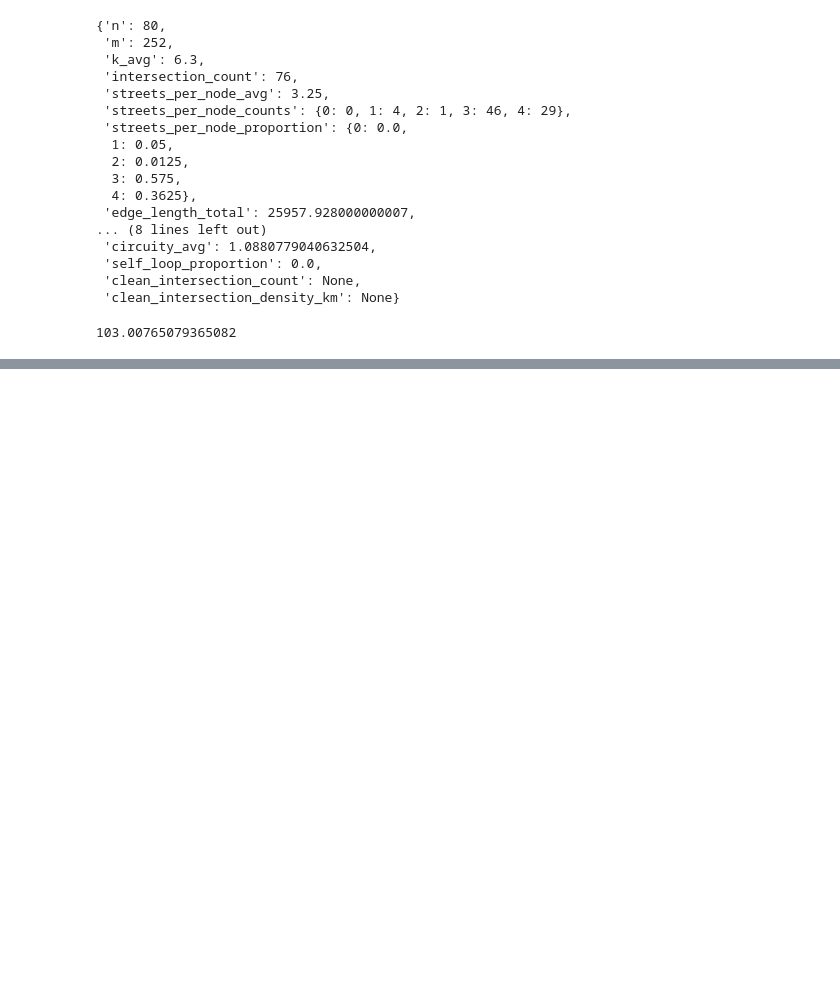
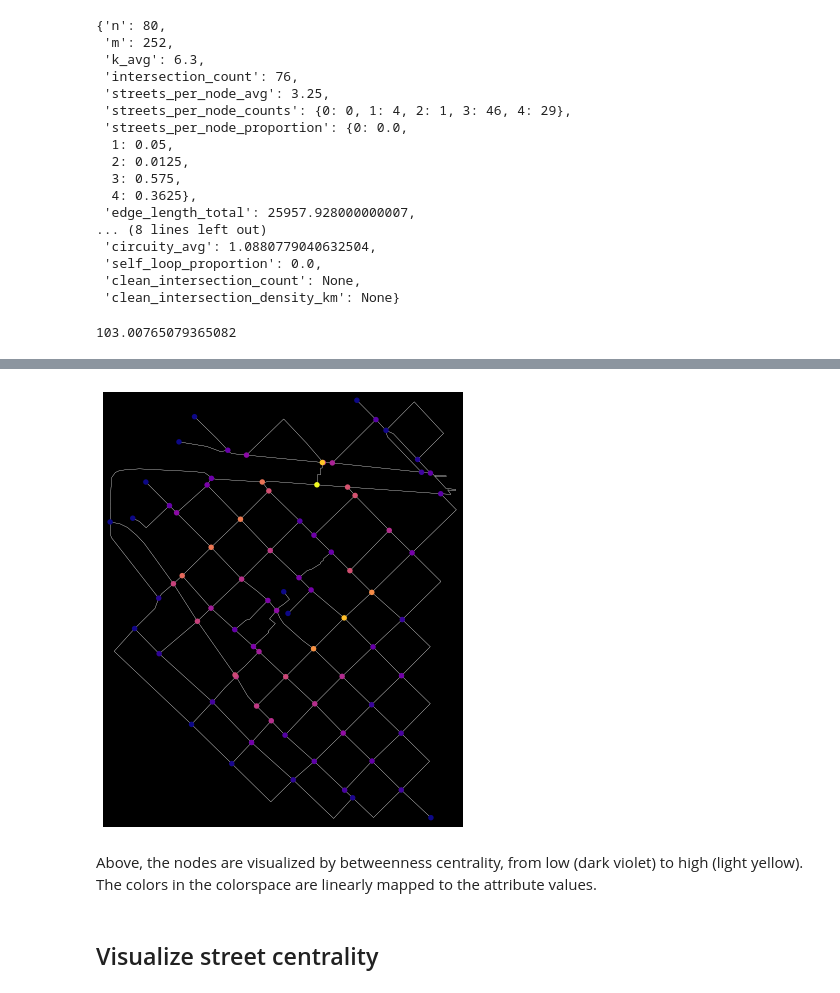
Before and after one commit to PyMap/AUPY, a Jupyter notebook: Clase 4/04_04_OSMNx.ipynb, the cells around one changed output, grey strips where cells are left out. Drawn from its saved outputs; the diff is of its cells as text; code cells hidden in the pictures; blank space fills up the shorter version.

```diff
--- a/Clase 4/04_04_OSMNx.ipynb
+++ b/Clase 4/04_04_OSMNx.ipynb
@@ -362,0 +502,11 @@ Entre los distintos métodos que se revisaron para descargar una red, elegir aqu
+# %%
+nx.set_node_attributes(G, extended_stats['betweenness_centrality'], 'bc')
+nc = ox.plot.get_node_colors_by_attr(G, 'bc', cmap='plasma')
+fig, ax = ox.plot_graph(G, node_color=nc, node_size=30, node_zorder=2,
+                        edge_linewidth=0.2, edge_color='w', bgcolor='k')
+# %% [output]
+[figure, added]
+# %% [markdown]
+Above, the nodes are visualized by betweenness centrality, from low (dark violet) to high (light yellow). The colors in the colorspace are linearly mapped to the attribute values.
+# %% [markdown]
+## Visualize street centrality
```
Also changed, not shown: parts of 100 cells of this notebook, 12 other files.
